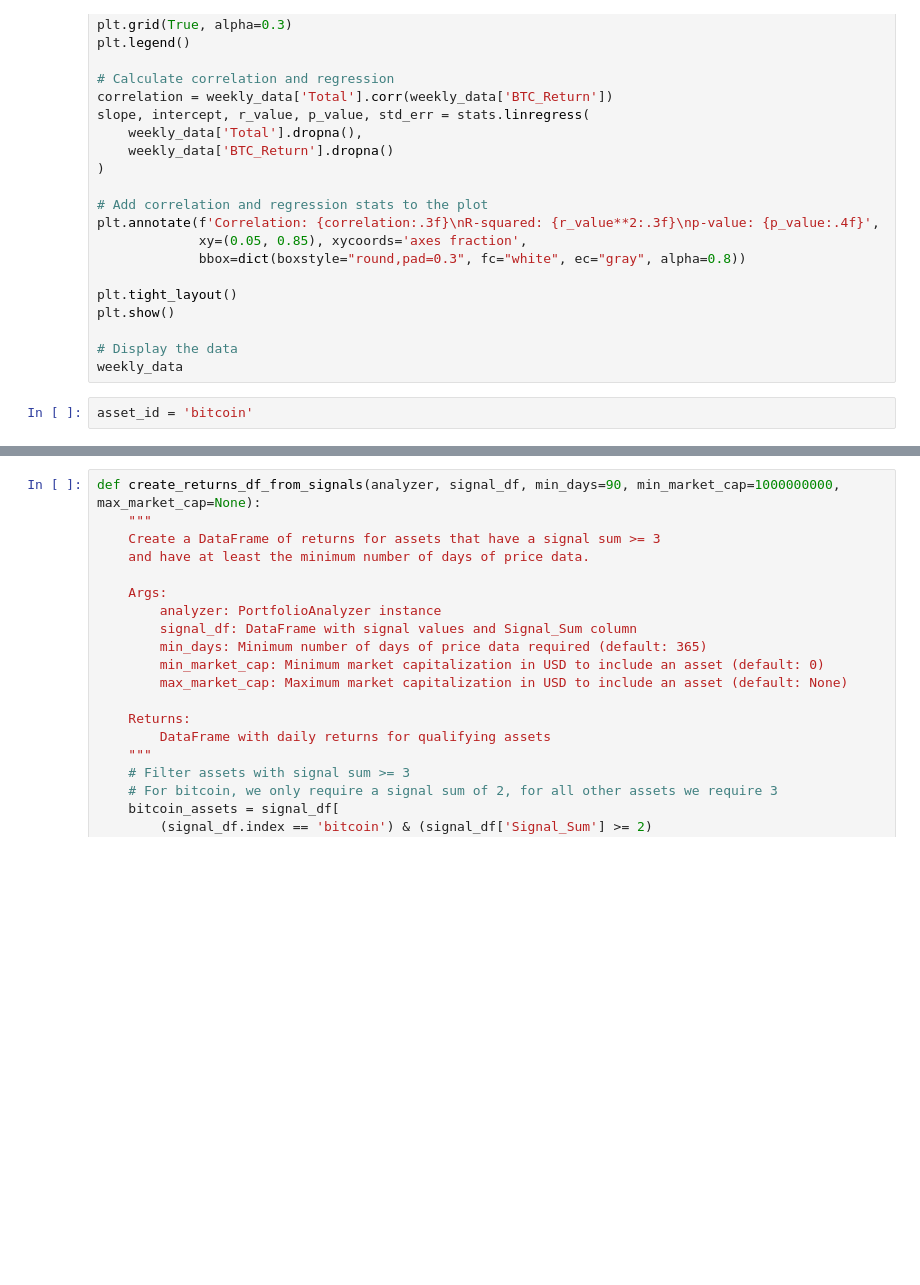
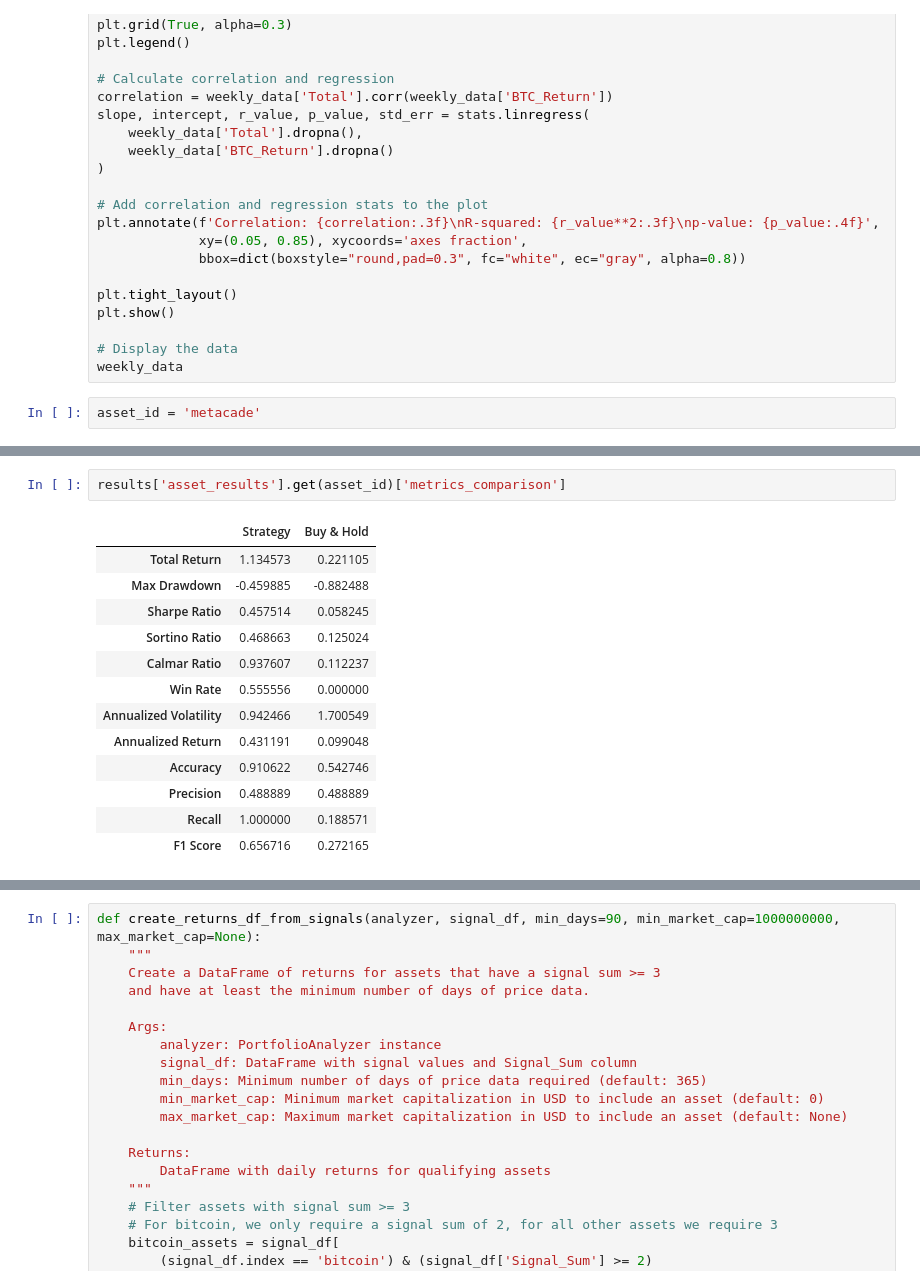
Before and after one commit to GabriellaAM/missioncontrolproject, a Jupyter notebook: soros_test_iv.ipynb, the cells around one changed output, grey strips where cells are left out. Drawn from its saved outputs; the diff is of its cells as text; blank space fills up the shorter version.

```diff
--- a/soros_test_iv.ipynb
+++ b/soros_test_iv.ipynb
@@ -201,7 +427,7 @@ plt.show()
 # Display the data
 weekly_data
 # %%
-asset_id = 'bitcoin'
+asset_id = 'metacade'
 # %%
 import numpy as np
 import pandas as pd
@@ -391,5 +617,21 @@ for i in range(1, num_rows + 1):
 
 # Show the plot
 fig.show()
+# %%
+results['asset_results'].get(asset_id)['metrics_comparison']
+# %% [output]
+|  | Strategy | Buy & Hold |
+| Total Return | 1.134573 | 0.221105 |
+| Max Drawdown | -0.459885 | -0.882488 |
+| Sharpe Ratio | 0.457514 | 0.058245 |
+| Sortino Ratio | 0.468663 | 0.125024 |
+| Calmar Ratio | 0.937607 | 0.112237 |
+| Win Rate | 0.555556 | 0.000000 |
+| Annualized Volatility | 0.942466 | 1.700549 |
+| Annualized Return | 0.431191 | 0.099048 |
+| Accuracy | 0.910622 | 0.542746 |
+| Precision | 0.488889 | 0.488889 |
+| Recall | 1.000000 | 0.188571 |
+| F1 Score | 0.656716 | 0.272165 |
 # %%
 
```
Also changed, not shown: parts of 13 cells of this notebook, 11 other files.
